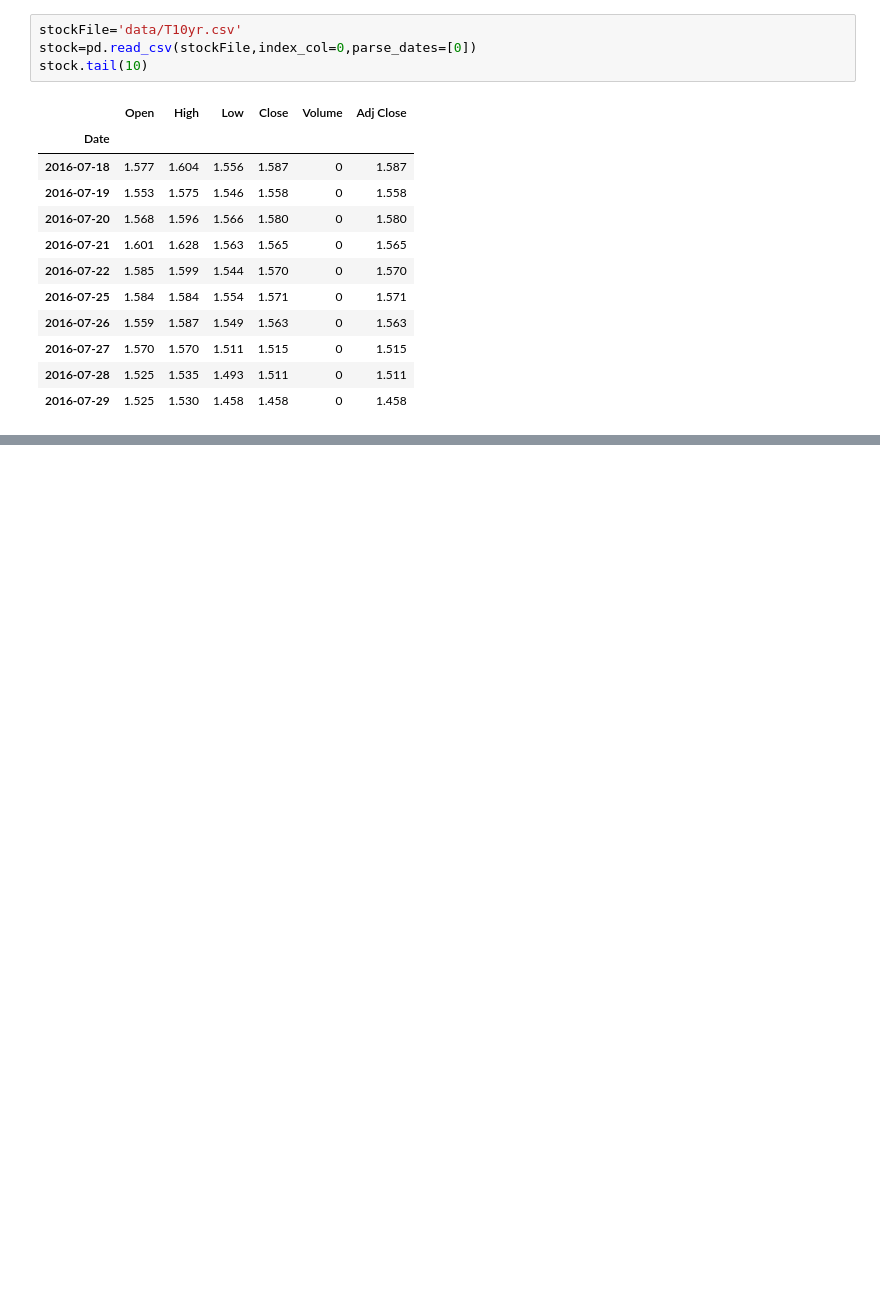
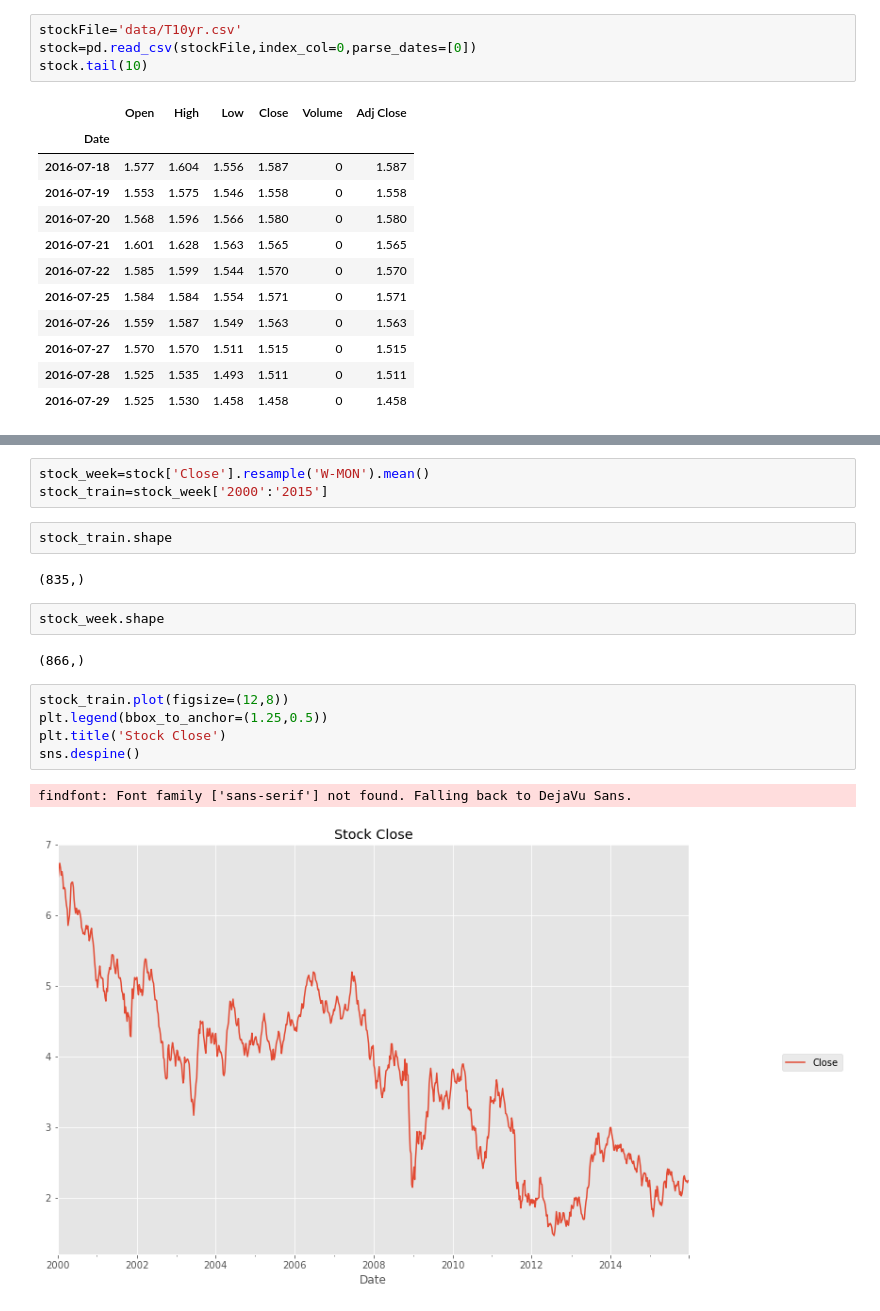
Before and after one commit to lixixi89055465/py_stu, a Jupyter notebook: tangyudi/base/时间序列/stock_prediction.ipynb, the cells around one changed output, grey strips where cells are left out. Drawn from its saved outputs; the diff is of its cells as text; blank space fills up the shorter version.

```diff
--- a/tangyudi/base/时间序列/stock_prediction.ipynb
+++ b/tangyudi/base/时间序列/stock_prediction.ipynb
@@ -31,0 +42,19 @@ stock.tail(10)
+# %%
+stock_week=stock['Close'].resample('W-MON').mean()
+stock_train=stock_week['2000':'2015']
+# %%
+stock_train.shape
+# %% [output]
+(835,)
+# %%
+stock_week.shape
+# %% [output]
+(866,)
+# %%
+stock_train.plot(figsize=(12,8))
+plt.legend(bbox_to_anchor=(1.25,0.5))
+plt.title('Stock Close')
+sns.despine()
+# %% [output]
+findfont: Font family ['sans-serif'] not found. Falling back to DejaVu Sans.
+[figure, added]
```
Also changed, not shown: parts of 9 cells of this notebook, 1 other file.
